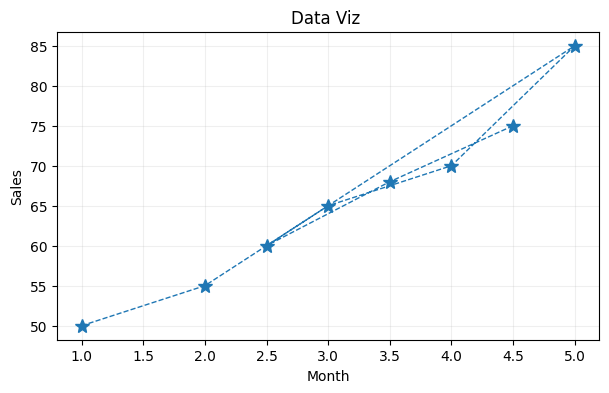
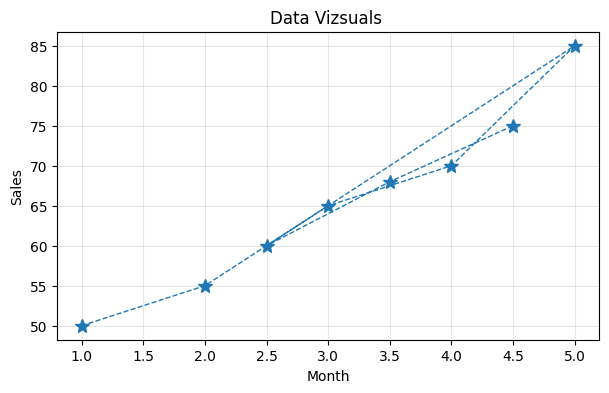
The notebook cell's code change between the first figure and the second:
--- before
+++ after
@@ -1,7 +1,7 @@
 plt.figure(figsize=(7,4),facecolor="white")
 plt.plot(df2["StudyHours"],df2["MarksScored"],marker="*",markersize=10,label="Sales Data ",lw=1,ls="--")
-plt.title("Data Viz ")
+plt.title("Data Vizsuals ")
 plt.xlabel("Month")
 plt.ylabel("Sales")
-plt.grid(True,alpha=0.2)
+plt.grid(True,alpha=0.3)
 plt.show()

Commit: Definitionss